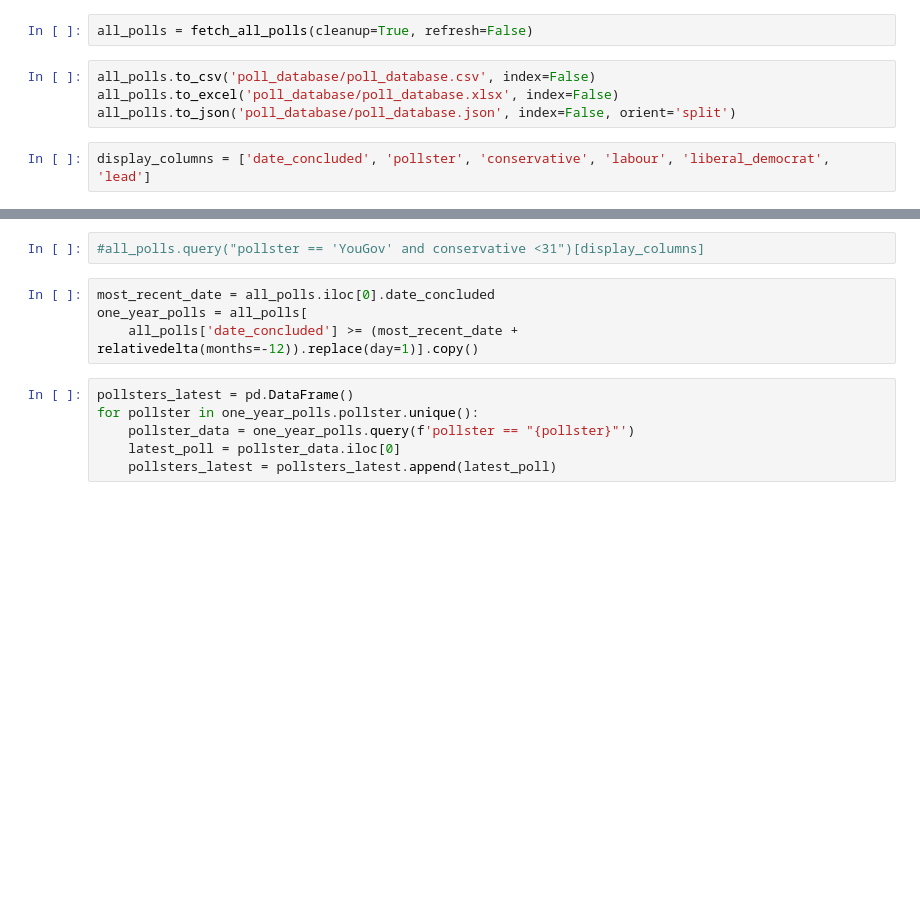
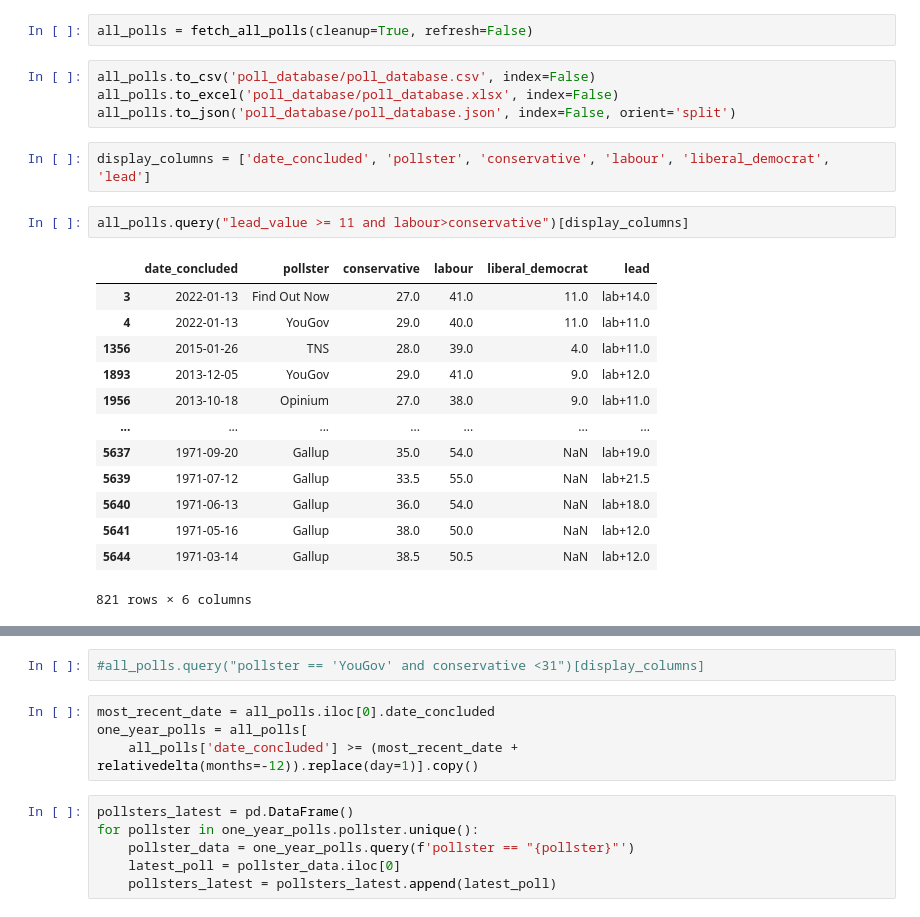
Before and after one commit to AndyLawton/uk_general_election_polls, a Jupyter notebook: main.ipynb, the cells around one changed output, grey strips where cells are left out. Cells and saved outputs as stored; diff of their text form; blank space fills up the shorter version.

```diff
--- a/main.ipynb
+++ b/main.ipynb
@@ -14,3 +17,19 @@ all_polls.to_excel('poll_database/poll_database.xlsx', index=False)
 all_polls.to_json('poll_database/poll_database.json', index=False, orient='split')
 # %%
 display_columns = ['date_concluded', 'pollster', 'conservative', 'labour', 'liberal_democrat', 'lead']
+# %%
+all_polls.query("lead_value >= 11 and labour>conservative")[display_columns]
+# %% [output]
+|  | date_concluded | pollster | conservative | labour | liberal_democrat | lead |
+| 3 | 2022-01-13 | Find Out Now | 27.0 | 41.0 | 11.0 | lab+14.0 |
+| 4 | 2022-01-13 | YouGov | 29.0 | 40.0 | 11.0 | lab+11.0 |
+| 1356 | 2015-01-26 | TNS | 28.0 | 39.0 | 4.0 | lab+11.0 |
+| 1893 | 2013-12-05 | YouGov | 29.0 | 41.0 | 9.0 | lab+12.0 |
+| 1956 | 2013-10-18 | Opinium | 27.0 | 38.0 | 9.0 | lab+11.0 |
+| ... | ... | ... | ... | ... | ... | ... |
+| 5637 | 1971-09-20 | Gallup | 35.0 | 54.0 | NaN | lab+19.0 |
+| 5639 | 1971-07-12 | Gallup | 33.5 | 55.0 | NaN | lab+21.5 |
+| 5640 | 1971-06-13 | Gallup | 36.0 | 54.0 | NaN | lab+18.0 |
+| 5641 | 1971-05-16 | Gallup | 38.0 | 50.0 | NaN | lab+12.0 |
+| 5644 | 1971-03-14 | Gallup | 38.5 | 50.5 | NaN | lab+12.0 |
+821 rows × 6 columns
```
Also changed, not shown: parts of 9 cells of this notebook, 7 other files.
